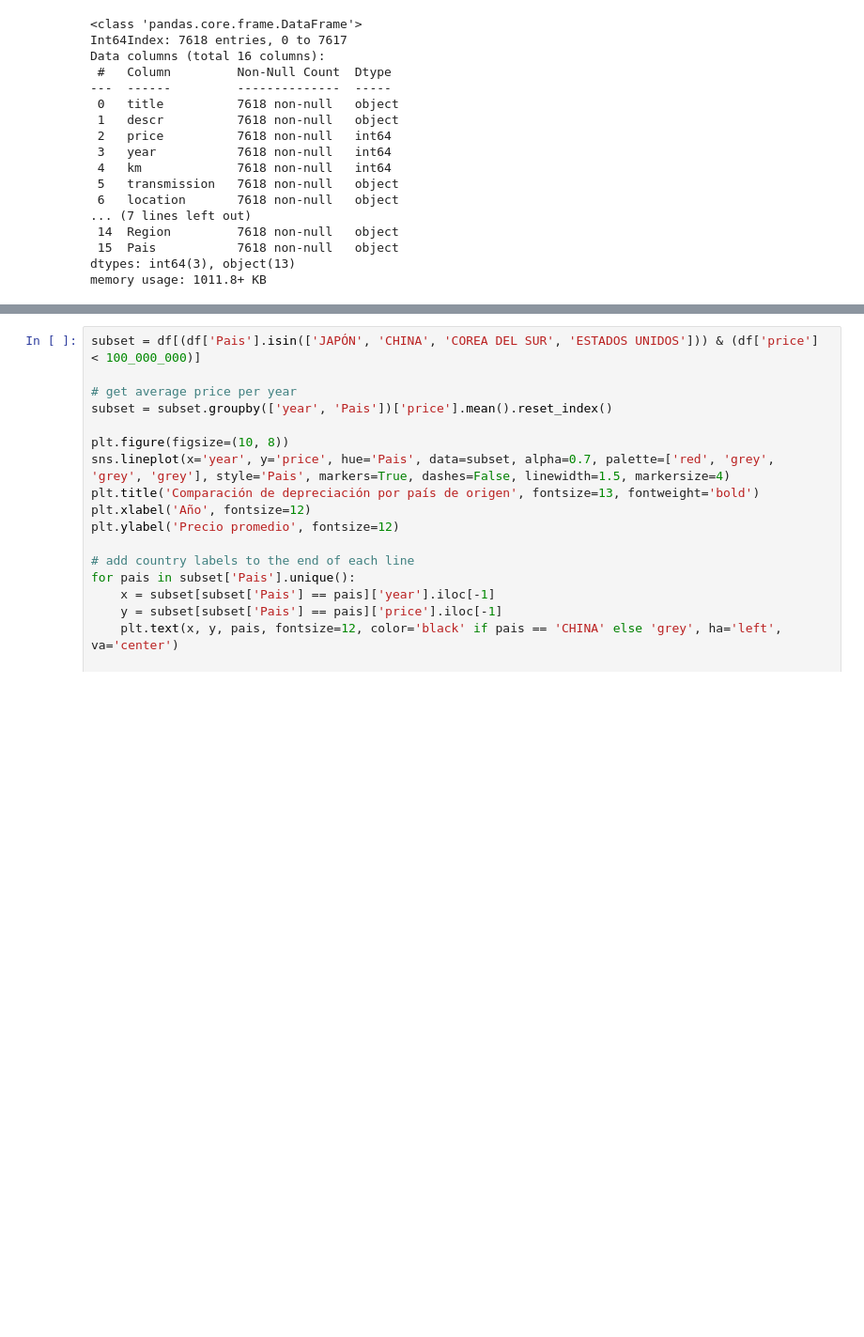
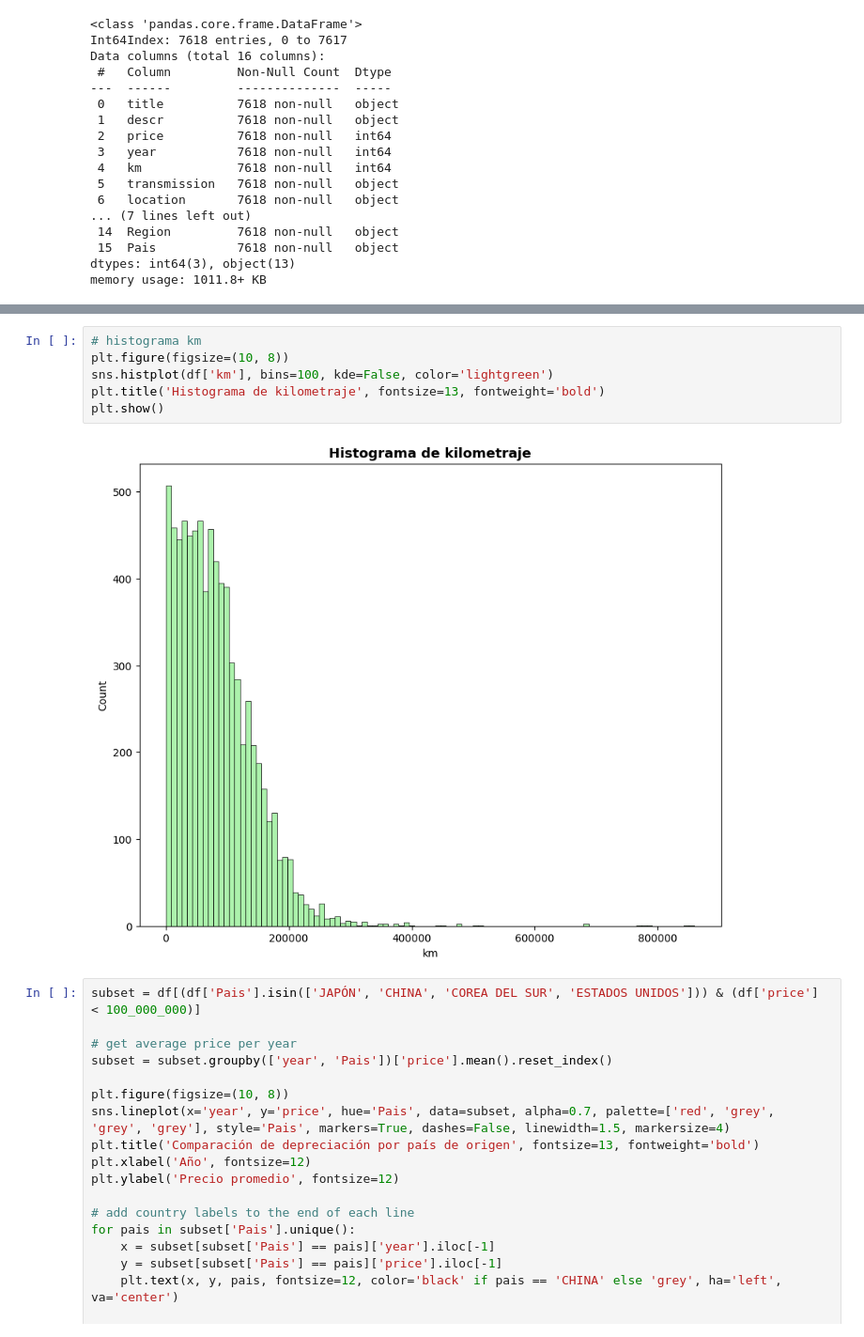
Before and after one commit to aquinteros/chileautos-compara-precios, a Jupyter notebook: graficos.ipynb, the cells around one changed output, grey strips where cells are left out. Shown at 94% size. Cells and saved outputs as stored; diff of their text form; blank space fills up the shorter version.

```diff
--- a/graficos.ipynb
+++ b/graficos.ipynb
@@ -120,3 +131,11 @@ plt.show()
+# %%
+# histograma km
+plt.figure(figsize=(10, 8))
+sns.histplot(df['km'], bins=100, kde=False, color='lightgreen')
+plt.title('Histograma de kilometraje', fontsize=13, fontweight='bold')
+plt.show()
+# %% [output]
+[figure, added]
 # %%
 subset = df[(df['Pais'].isin(['JAPÓN', 'CHINA', 'COREA DEL SUR', 'ESTADOS UNIDOS'])) & (df['price'] < 100_000_000)]
 
```
Also changed, not shown: parts of 9 cells of this notebook, 10 other files.
